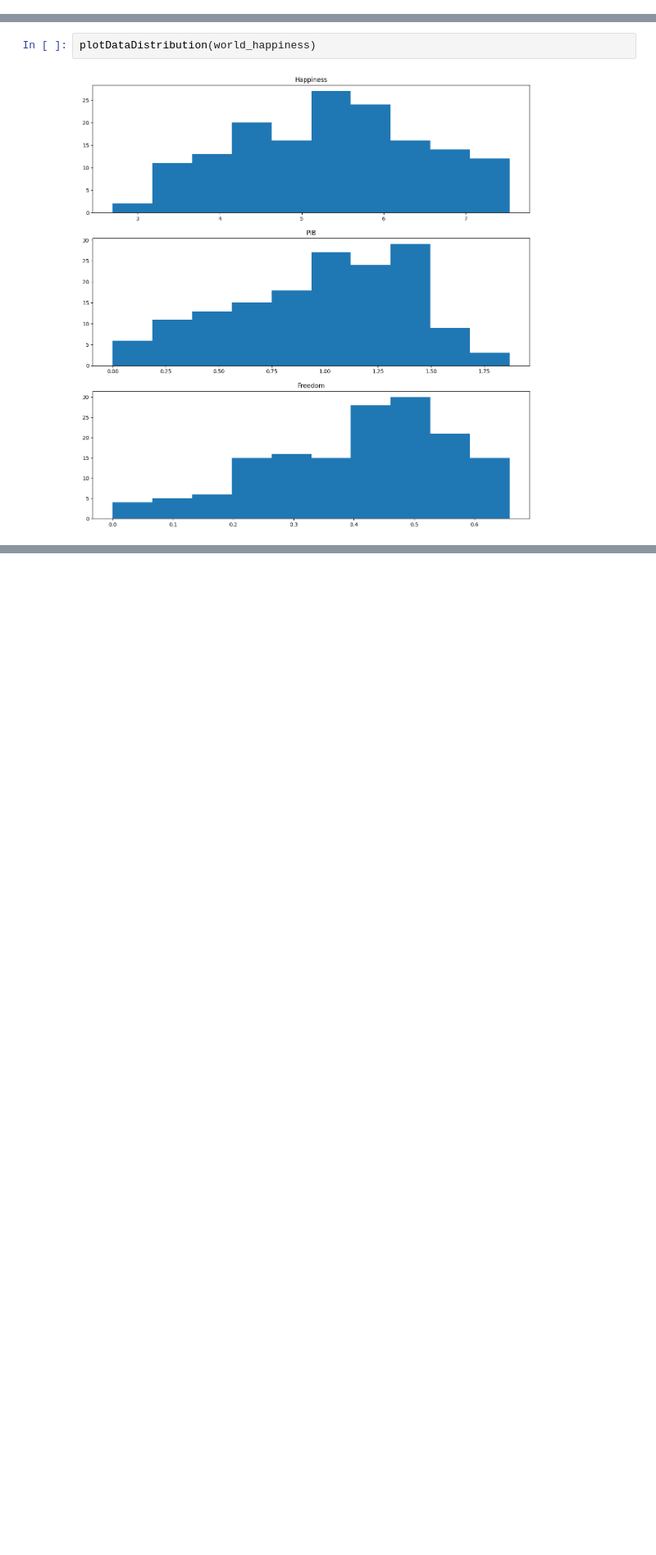
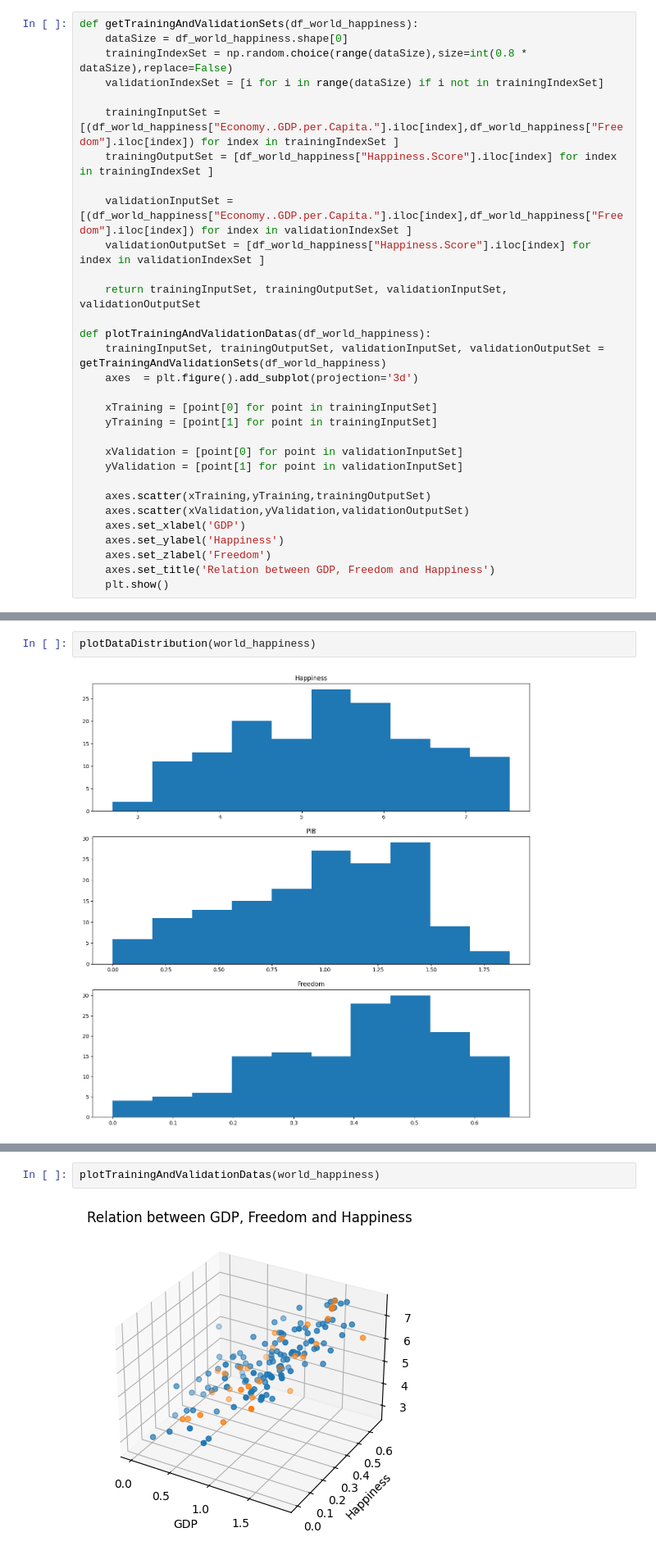
Before and after one commit to Vasile07/AI, a Jupyter notebook: Regresion - Laborator 5/HappinessAndPIBAndFreedom.ipynb, the cells around one changed output, grey strips where cells are left out. Shown at 82% size. Cells and saved outputs as stored; diff of their text form; blank space fills up the shorter version.

```diff
--- a/Regresion - Laborator 5/HappinessAndPIBAndFreedom.ipynb
+++ b/Regresion - Laborator 5/HappinessAndPIBAndFreedom.ipynb
@@ -34 +34,32 @@ def plotData(df_world_happiness):
     plt.show()
+# %%
+def getTrainingAndValidationSets(df_world_happiness):
+    dataSize = df_world_happiness.shape[0]
+    trainingIndexSet = np.random.choice(range(dataSize),size=int(0.8 * dataSize),replace=False)
+    validationIndexSet = [i for i in range(dataSize) if i not in trainingIndexSet]
+
+    trainingInputSet = [(df_world_happiness["Economy..GDP.per.Capita."].iloc[index],df_world_happiness["Freedom"].iloc[index]) for index in trainingIndexSet ]
+    trainingOutputSet = [df_world_happiness["Happiness.Score"].iloc[index] for index in trainingIndexSet ]
+
+    validationInputSet = [(df_world_happiness["Economy..GDP.per.Capita."].iloc[index],df_world_happiness["Freedom"].iloc[index]) for index in validationIndexSet ]
+    validationOutputSet = [df_world_happiness["Happiness.Score"].iloc[index] for index in validationIndexSet ]
+
+    return trainingInputSet, trainingOutputSet, validationInputSet, validationOutputSet
+
+def plotTrainingAndValidationDatas(df_world_happiness):
+    trainingInputSet, trainingOutputSet, validationInputSet, validationOutputSet = getTrainingAndValidationSets(df_world_happiness)
+    axes  = plt.figure().add_subplot(projection='3d')
+
+    xTraining = [point[0] for point in trainingInputSet]
+    yTraining = [point[1] for point in trainingInputSet]
+
+    xValidation = [point[0] for point in validationInputSet]
+    yValidation = [point[1] for point in validationInputSet]
+
+    axes.scatter(xTraining,yTraining,trainingOutputSet)
+    axes.scatter(xValidation,yValidation,validationOutputSet)
+    axes.set_xlabel('GDP')
+    axes.set_ylabel('Happiness')
+    axes.set_zlabel('Freedom')
+    axes.set_title('Relation between GDP, Freedom and Happiness')
+    plt.show()
@@ -47,0 +129,4 @@ plotData(world_happiness)
+# %%
+plotTrainingAndValidationDatas(world_happiness)
+# %% [output]
+[figure, added]
```
Also changed, not shown: parts of 24 cells of this notebook, 1 other file.
